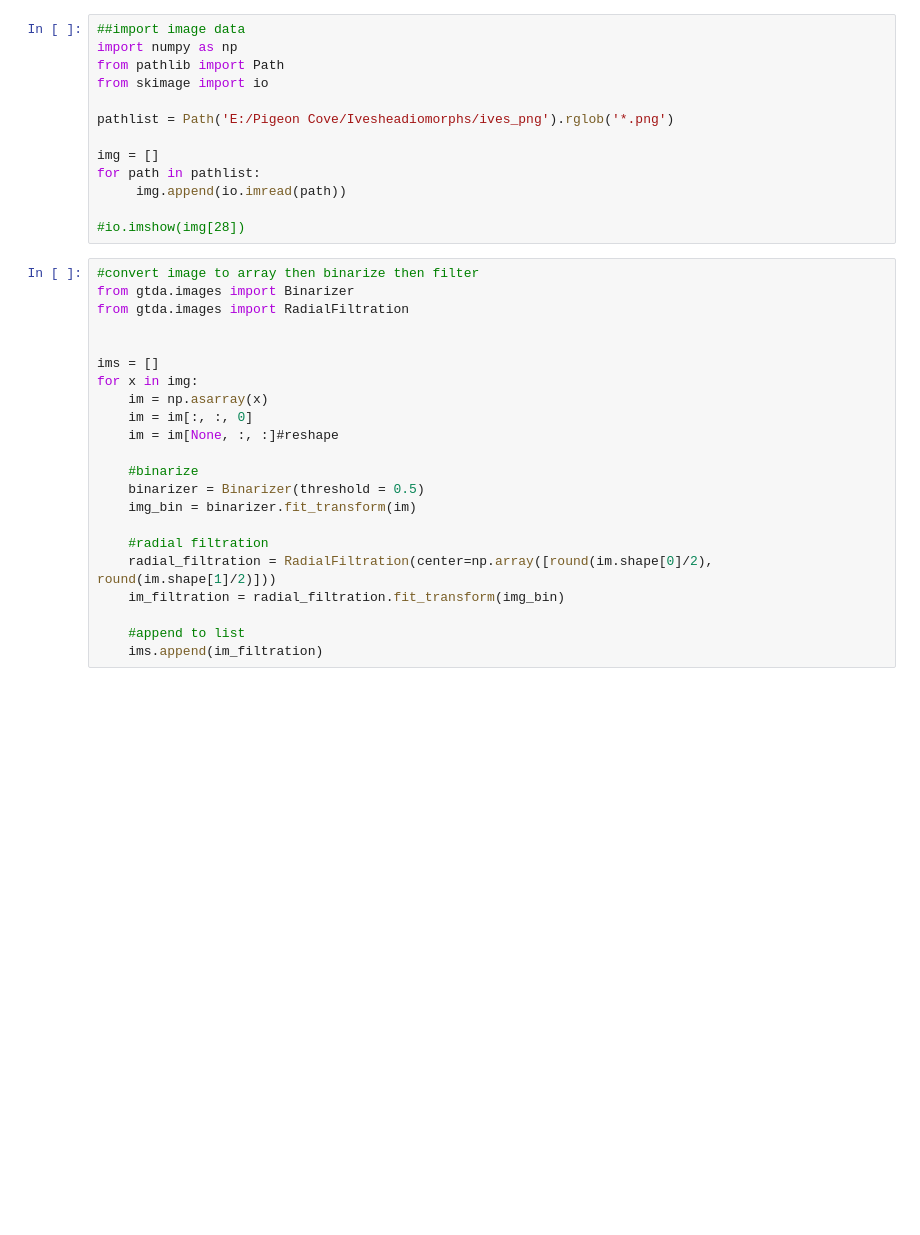
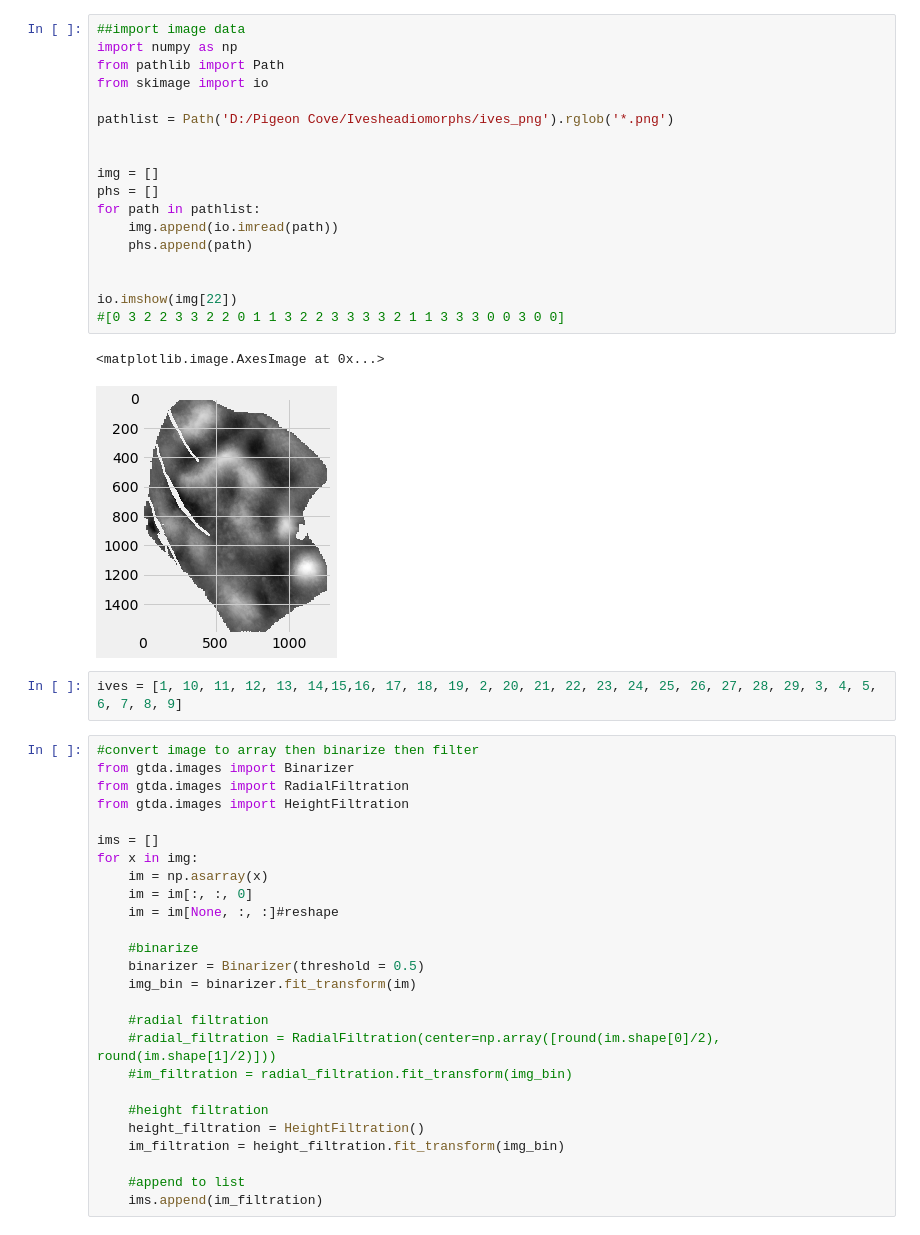
Before and after one commit to kmdelahooke/Texture_analysis, a Jupyter notebook: PH_all_ives.ipynb, the cells around one changed output. Drawn from its saved outputs; the diff is of its cells as text; blank space fills up the shorter version.

```diff
--- a/PH_all_ives.ipynb
+++ b/PH_all_ives.ipynb
@@ -1,21 +1,31 @@
 # %%
 ##import image data
 import numpy as np
 from pathlib import Path
 from skimage import io
 
-pathlist = Path('E:/Pigeon Cove/Ivesheadiomorphs/ives_png').rglob('*.png')
+pathlist = Path('D:/Pigeon Cove/Ivesheadiomorphs/ives_png').rglob('*.png')
+
 
 img = []
+phs = []
 for path in pathlist:
-     img.append(io.imread(path))
+    img.append(io.imread(path))
+    phs.append(path)
 
-#io.imshow(img[28])
+
+io.imshow(img[22])
+#[0 3 2 2 3 3 2 2 0 1 1 3 2 2 3 3 3 3 2 1 1 3 3 3 0 0 3 0 0]
+# %% [output]
+<matplotlib.image.AxesImage at 0x...>
+[figure, added]
+# %%
+ives = [1, 10, 11, 12, 13, 14,15,16, 17, 18, 19, 2, 20, 21, 22, 23, 24, 25, 26, 27, 28, 29, 3, 4, 5, 6, 7, 8, 9]
 # %%
 #convert image to array then binarize then filter
 from gtda.images import Binarizer
 from gtda.images import RadialFiltration
-
+from gtda.images import HeightFiltration
 
 ims = []
 for x in img:
@@ -28,8 +38,12 @@ for x in img:
     img_bin = binarizer.fit_transform(im)
 
     #radial filtration
-    radial_filtration = RadialFiltration(center=np.array([round(im.shape[0]/2), round(im.shape[1]/2)]))
-    im_filtration = radial_filtration.fit_transform(img_bin)
+    #radial_filtration = RadialFiltration(center=np.array([round(im.shape[0]/2), round(im.shape[1]/2)]))
+    #im_filtration = radial_filtration.fit_transform(img_bin)
+
+    #height filtration
+    height_filtration = HeightFiltration()
+    im_filtration = height_filtration.fit_transform(img_bin)
 
     #append to list
     ims.append(im_filtration)
```
Also changed, not shown: parts of 6 cells of this notebook.
